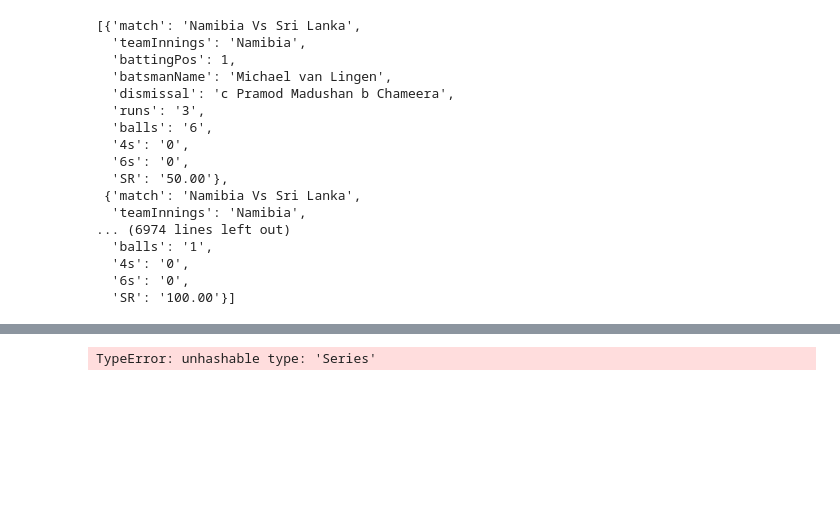
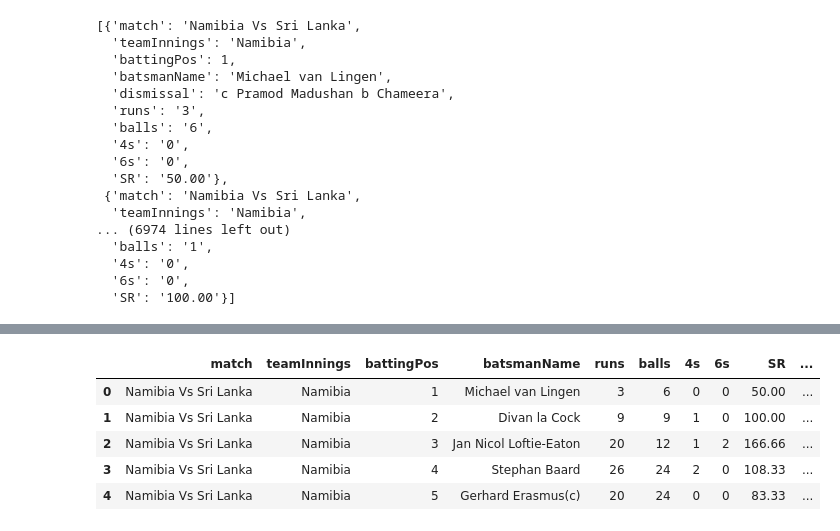
Before and after one commit to GargiUmrajkar/Cricket-Analysis, a Jupyter notebook: t20records_data_preprocessing.ipynb, the cells around one changed output, grey strips where cells are left out. Cells and saved outputs as stored; diff of their text form; code cells hidden in the pictures; blank space fills up the shorter version.

Commit message:
converted batting data to csv

```diff
--- a/t20records_data_preprocessing.ipynb
+++ b/t20records_data_preprocessing.ipynb
@@ -201,6 +201,12 @@ df_batting_records.head(11)
 # for example {'Namibia Vs Sri Lanka': 'T20I # 1823', 'Sri Lanka Vs Namibia': 'T20I # 1823',...} (created above)
 # %%
 # use the match_ids_dict to add 'match_id' in df_batting_records
-df_batting_records['match_id'] = df_batting_records['match'].apply(lambda x : match_ids_dict.get(df_batting_records['match']) if df_batting_records['match'] in match_ids_dict else "")
+df_batting_records['match_id'] = df_batting_records['match'].map(match_ids_dict)
+df_batting_records.head()
 # %% [output]
-TypeError: unhashable type: 'Series'
+|  | match | teamInnings | battingPos | batsmanName | runs | balls | 4s | 6s | SR | ... |
+| 0 | Namibia Vs Sri Lanka | Namibia | 1 | Michael van Lingen | 3 | 6 | 0 | 0 | 50.00 | ... |
+| 1 | Namibia Vs Sri Lanka | Namibia | 2 | Divan la Cock | 9 | 9 | 1 | 0 | 100.00 | ... |
+| 2 | Namibia Vs Sri Lanka | Namibia | 3 | Jan Nicol Loftie-Eaton | 20 | 12 | 1 | 2 | 166.66 | ... |
+| 3 | Namibia Vs Sri Lanka | Namibia | 4 | Stephan Baard | 26 | 24 | 2 | 0 | 108.33 | ... |
+| 4 | Namibia Vs Sri Lanka | Namibia | 5 | Gerhard Erasmus(c) | 20 | 24 | 0 | 0 | 83.33 | ... |
```
Also changed, not shown: parts of 1 cell of this notebook, 2 other files.
